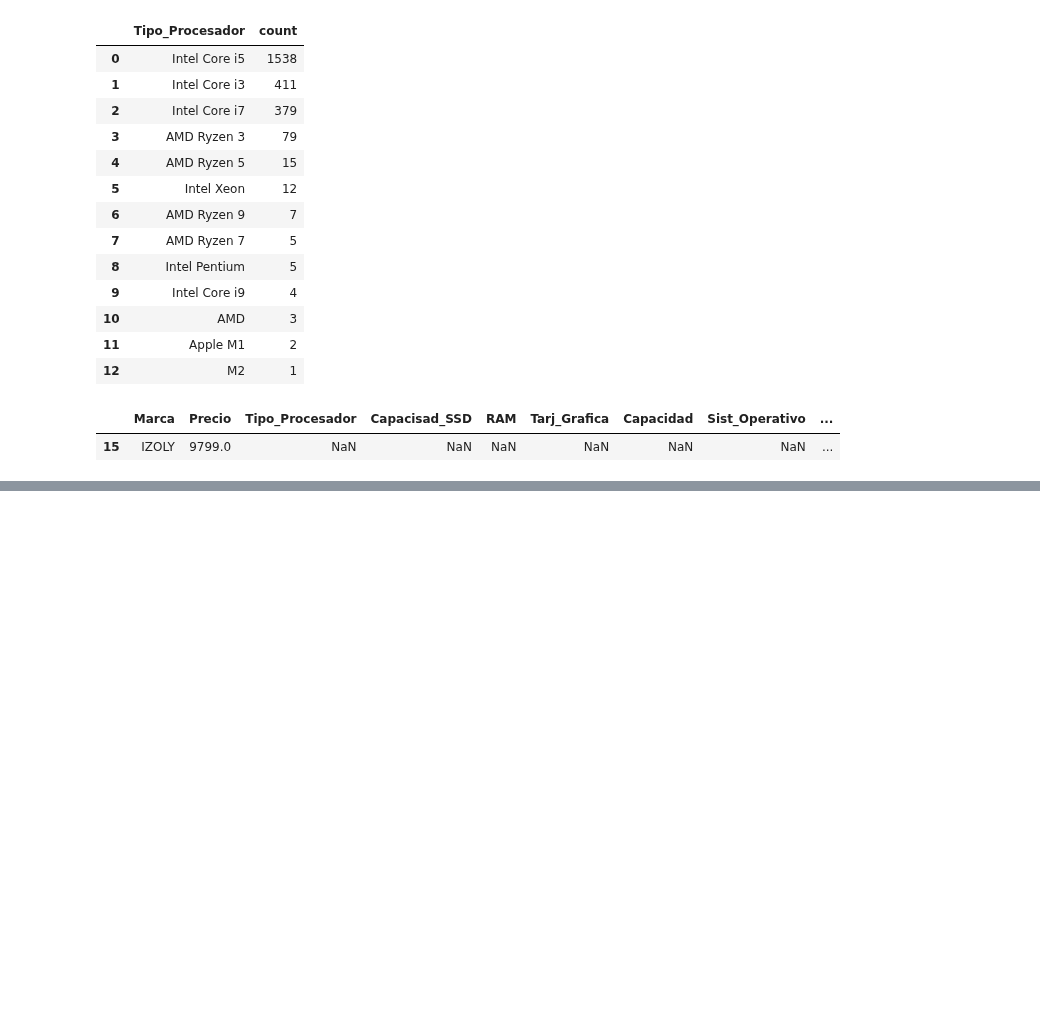
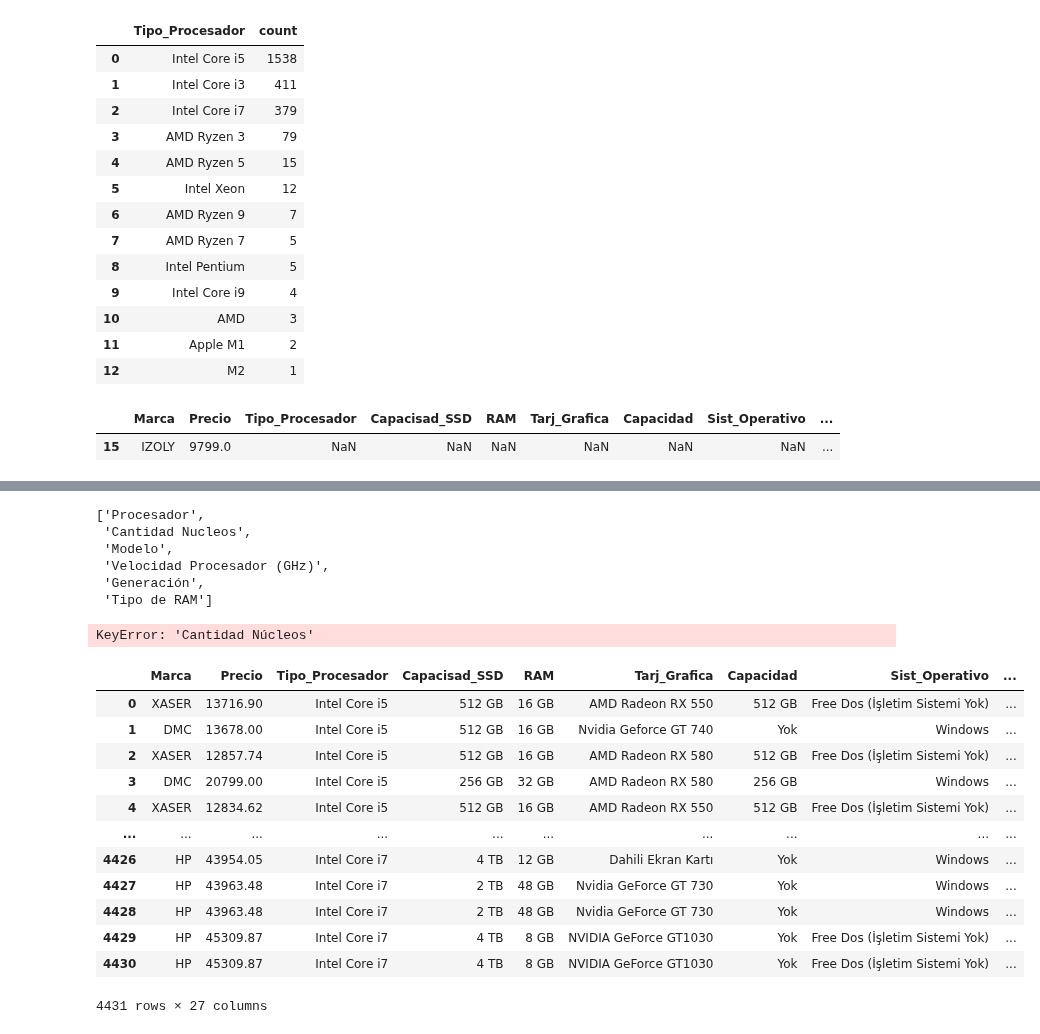
Before and after one commit to Jorge-Alvarez-23/Data-Science-II_Coder, a Jupyter notebook: PROYECTO.ipynb, the cells around one changed output, grey strips where cells are left out. Saved outputs shown, nothing was run; the diff lists cells and outputs as text; code cells hidden in the pictures; blank space fills up the shorter version.

```diff
--- a/PROYECTO.ipynb
+++ b/PROYECTO.ipynb
@@ -453,3 +453,6 @@ df[df['Tipo_Procesador'].isnull()]
 # %% [output]
 |  | Marca | Precio | Tipo_Procesador | Capacisad_SSD | RAM | Tarj_Grafica | Capacidad | Sist_Operativo | ... |
 | 15 | IZOLY | 9799.0 | NaN | NaN | NaN | NaN | NaN | NaN | ... |
+# %%
+df['Generacion_Procesador'] = df['Generacion_Procesador'].str.extract(r'(\d+)')
+df['Generacion_Procesador'].value_counts().reset_index()
@@ -459,8 +483,8 @@ df[df['Tipo_Procesador'].isnull()]
 import pandas as pd
 
 # Leer el archivo .txt separado por comas
-df01 = pd.read_csv('https://github.com/Jorge-Alvarez-23/Data-Science-II_Coder/raw/main/procesador.txt', delimiter='\t')  # Cambia 'ruta/al/archivo.txt' por la ruta real
+df_procesador = pd.read_csv('https://github.com/Jorge-Alvarez-23/Data-Science-II_Coder/raw/main/procesador.txt', delimiter='\t')  # Cambia 'ruta/al/archivo.txt' por la ruta real
 
 # Mostrar las primeras filas del DataFrame
-print(df01.head())
+print(df_procesador.head())
 # %% [output]
@@ -492,0 +513,50 @@ df01
+# %%
+df_procesador.columns.tolist()
+# %% [output]
+['Procesador',
+ 'Cantidad Nucleos',
+ 'Modelo',
+ 'Velocidad Procesador (GHz)',
+ 'Generación',
+ 'Tipo de RAM']
+# %%
+import pandas as pd
+
+# Supongamos que tienes tus dos DataFrames: df1 y df2
+# df1 contiene las columnas que mencionaste, y df2 contiene la otra lista.
+
+# Ejemplo de creación de los DataFrames (reemplázalos con tus datos)
+
+
+
+# Hacemos la fusión de los DataFrames usando las columnas correspondientes
+df_merged = pd.merge(df, df_procesador, left_on=['Tipo_Procesador', 'Generacion_Procesador'],
+                     right_on=['Procesador', 'Generación'],
+                     how='left', suffixes=('', '_y'))
+
+# Ahora puedes completar los datos faltantes en df1 usando df_merged
+df['Cant_Nucleos_Procesador'] = df_merged['Cantidad Núcleos'].combine_first(df['Cantidad Núcleos'])
+df['Modelo'] = df_merged['Modelo'].combine_first(df['Modelo'])
+df['Velocidad Procesador (GHz)'] = df_merged['Velocidad Procesador (GHz)'].combine_first(df['Veloc_Procesador(GHz)'])
+df['Tipo de RAM'] = df_merged['Tipo de RAM'].combine_first(df['Tipo_Ram'])
+
+# Si deseas, puedes eliminar columnas innecesarias del DataFrame fusionado
+#df1.drop(columns=[col for col in df_merged.columns if col.endswith('_y')], inplace=True)
+# %% [output]
+KeyError: 'Cantidad Núcleos'
+# %%
+df_merged
+# %% [output]
+|  | Marca | Precio | Tipo_Procesador | Capacisad_SSD | RAM | Tarj_Grafica | Capacidad | Sist_Operativo | ... |
+| 0 | XASER | 13716.90 | Intel Core i5 | 512 GB | 16 GB | AMD Radeon RX 550 | 512 GB | Free Dos (İşletim Sistemi Yok) | ... |
+| 1 | DMC | 13678.00 | Intel Core i5 | 512 GB | 16 GB | Nvidia Geforce GT 740 | Yok | Windows | ... |
+| 2 | XASER | 12857.74 | Intel Core i5 | 512 GB | 16 GB | AMD Radeon RX 580 | 512 GB | Free Dos (İşletim Sistemi Yok) | ... |
+| 3 | DMC | 20799.00 | Intel Core i5 | 256 GB | 32 GB | AMD Radeon RX 580 | 256 GB | Windows | ... |
+| 4 | XASER | 12834.62 | Intel Core i5 | 512 GB | 16 GB | AMD Radeon RX 550 | 512 GB | Free Dos (İşletim Sistemi Yok) | ... |
+| ... | ... | ... | ... | ... | ... | ... | ... | ... | ... |
+| 4426 | HP | 43954.05 | Intel Core i7 | 4 TB | 12 GB | Dahili Ekran Kartı | Yok | Windows | ... |
+| 4427 | HP | 43963.48 | Intel Core i7 | 2 TB | 48 GB | Nvidia GeForce GT 730 | Yok | Windows | ... |
+| 4428 | HP | 43963.48 | Intel Core i7 | 2 TB | 48 GB | Nvidia GeForce GT 730 | Yok | Windows | ... |
+| 4429 | HP | 45309.87 | Intel Core i7 | 4 TB | 8 GB | NVIDIA GeForce GT1030 | Yok | Free Dos (İşletim Sistemi Yok) | ... |
+| 4430 | HP | 45309.87 | Intel Core i7 | 4 TB | 8 GB | NVIDIA GeForce GT1030 | Yok | Free Dos (İşletim Sistemi Yok) | ... |
+4431 rows × 27 columns
```
Also changed, not shown: parts of 4 cells of this notebook.
